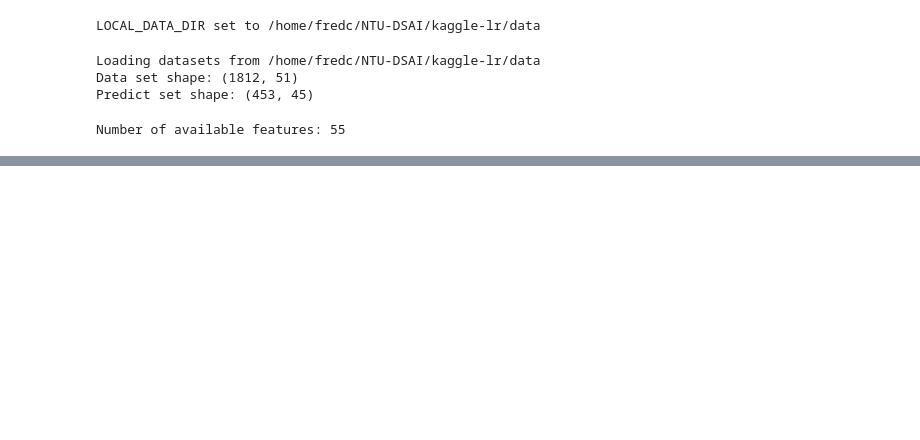
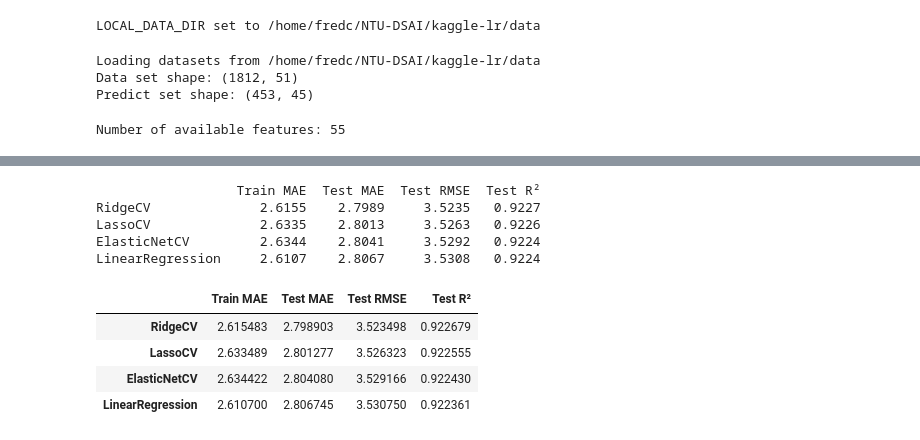
Before and after one commit to fredchan23/kaggle-lr, a Jupyter notebook: moneyball-starter-code-share.ipynb, the cells around one changed output, grey strips where cells are left out. Cells and saved outputs as stored; diff of their text form; code cells hidden in the pictures; blank space fills up the shorter version.

```diff
--- a/moneyball-starter-code-share.ipynb
+++ b/moneyball-starter-code-share.ipynb
@@ -355,0 +329,15 @@ Successfully submitted to SCTPDSAI-M3-DS2F-Coaching-MoneyBall Analytics
+# %%
+# ── Model Comparison ──────────────────────────────────────────────────────────
+# Automatically includes every model in the registry — re-run after adding new models.
+compare_models()
+# %% [output]
+                  Train MAE  Test MAE  Test RMSE  Test R²
+RidgeCV              2.6155    2.7989     3.5235   0.9227
+LassoCV              2.6335    2.8013     3.5263   0.9226
+ElasticNetCV         2.6344    2.8041     3.5292   0.9224
+LinearRegression     2.6107    2.8067     3.5308   0.9224
+|  | Train MAE | Test MAE | Test RMSE | Test R² |
+| RidgeCV | 2.615483 | 2.798903 | 3.523498 | 0.922679 |
+| LassoCV | 2.633489 | 2.801277 | 3.526323 | 0.922555 |
+| ElasticNetCV | 2.634422 | 2.804080 | 3.529166 | 0.922430 |
+| LinearRegression | 2.610700 | 2.806745 | 3.530750 | 0.922361 |
```
Also changed, not shown: parts of 15 cells of this notebook, 1 other file.
